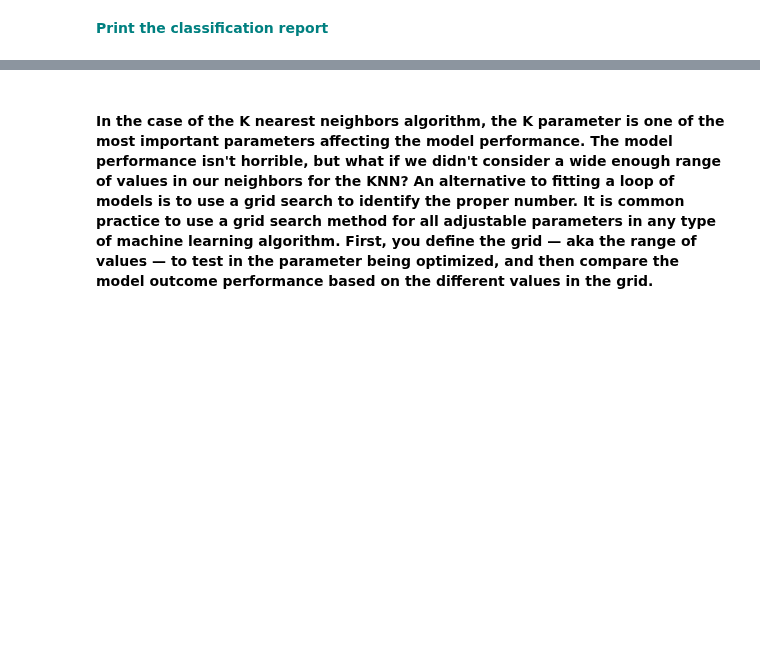
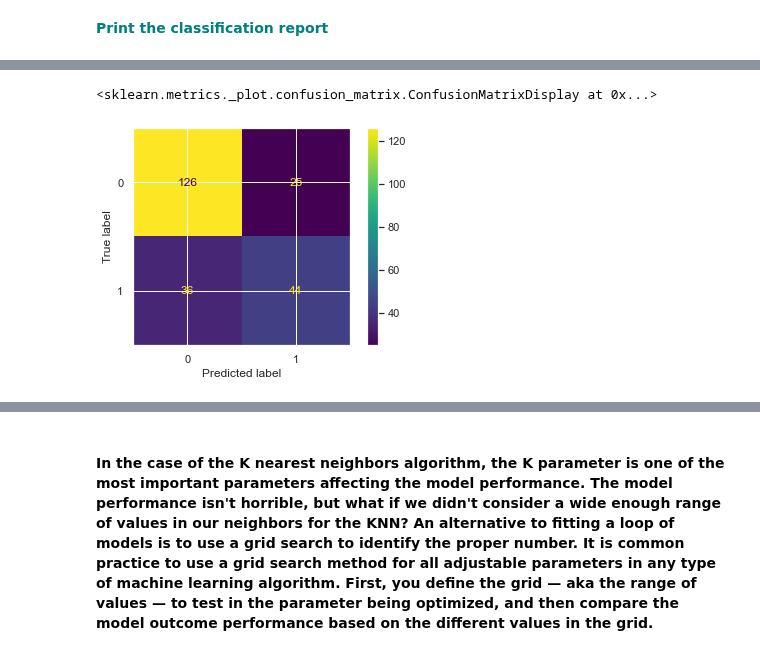
Before and after one commit to pablo-git8/Springboard-DS-Career-Track, a Jupyter notebook: Unit18-2_GridSearch_KNN/GridSearchKNN_CS/GridSearchKNN_Case_Study.ipynb, the cells around one changed output, grey strips where cells are left out. Cells and saved outputs as stored; diff of their text form; code cells hidden in the pictures; blank space fills up the shorter version.

```diff
--- a/Unit18-2_GridSearch_KNN/GridSearchKNN_CS/GridSearchKNN_Case_Study.ipynb
+++ b/Unit18-2_GridSearch_KNN/GridSearchKNN_CS/GridSearchKNN_Case_Study.ipynb
@@ -205,0 +339,14 @@ pl = confusion_matrix(y_test,y_pred)
+# %%
+# Pipeline with KNN model including 8 neighbors
+steps = [('scaler', StandardScaler()), ('knn', KNeighborsClassifier(n_neighbors=8))]
+pipeline = Pipeline(steps)
+knn_scaled = pipeline.fit(X_train, y_train)
+# %%
+# Computing and plotting confusion matrix
+y_pred = knn_scaled.predict(X_test)
+pl = confusion_matrix(y_test, y_pred, labels=knn_scaled.classes_)
+disp = ConfusionMatrixDisplay(confusion_matrix=pl, display_labels=knn_scaled.classes_)
+disp.plot()
+# %% [output]
+<sklearn.metrics._plot.confusion_matrix.ConfusionMatrixDisplay at 0x...>
+[figure, added]
```
Also changed, not shown: parts of 20 cells of this notebook.
